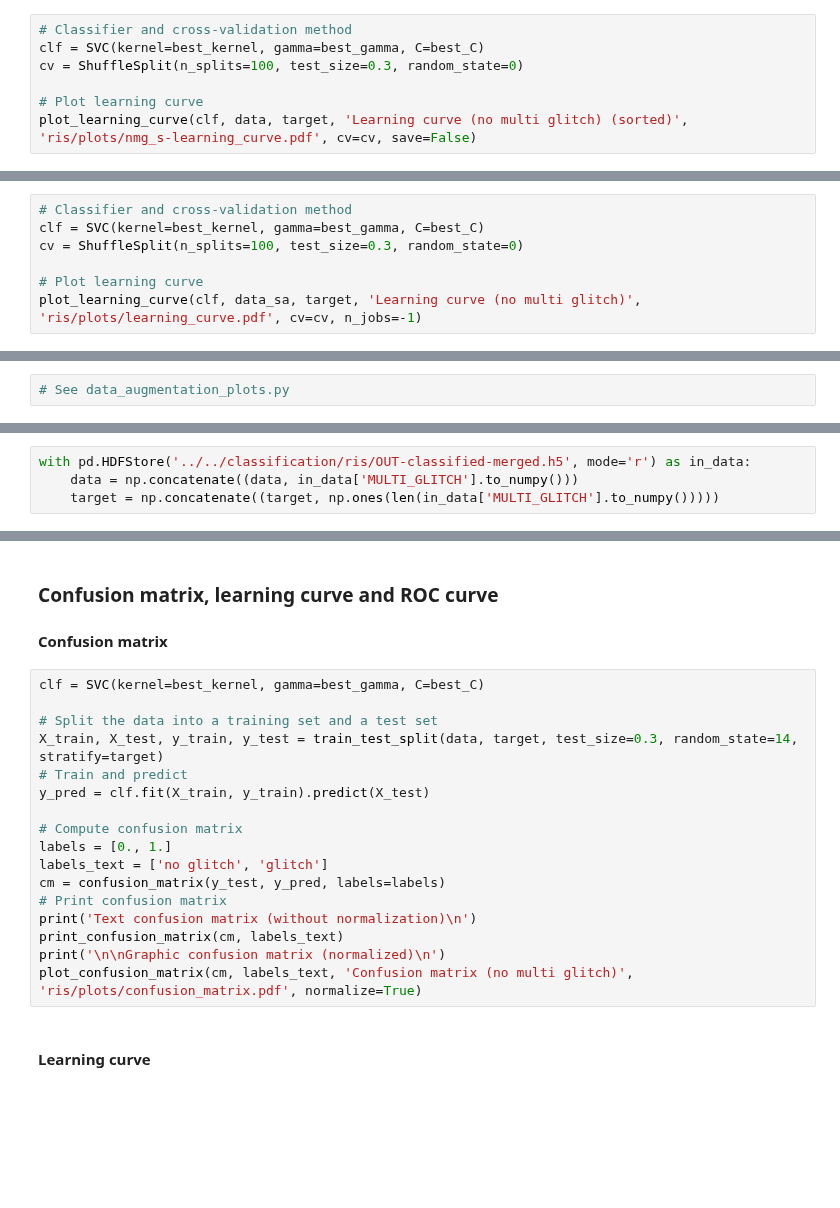
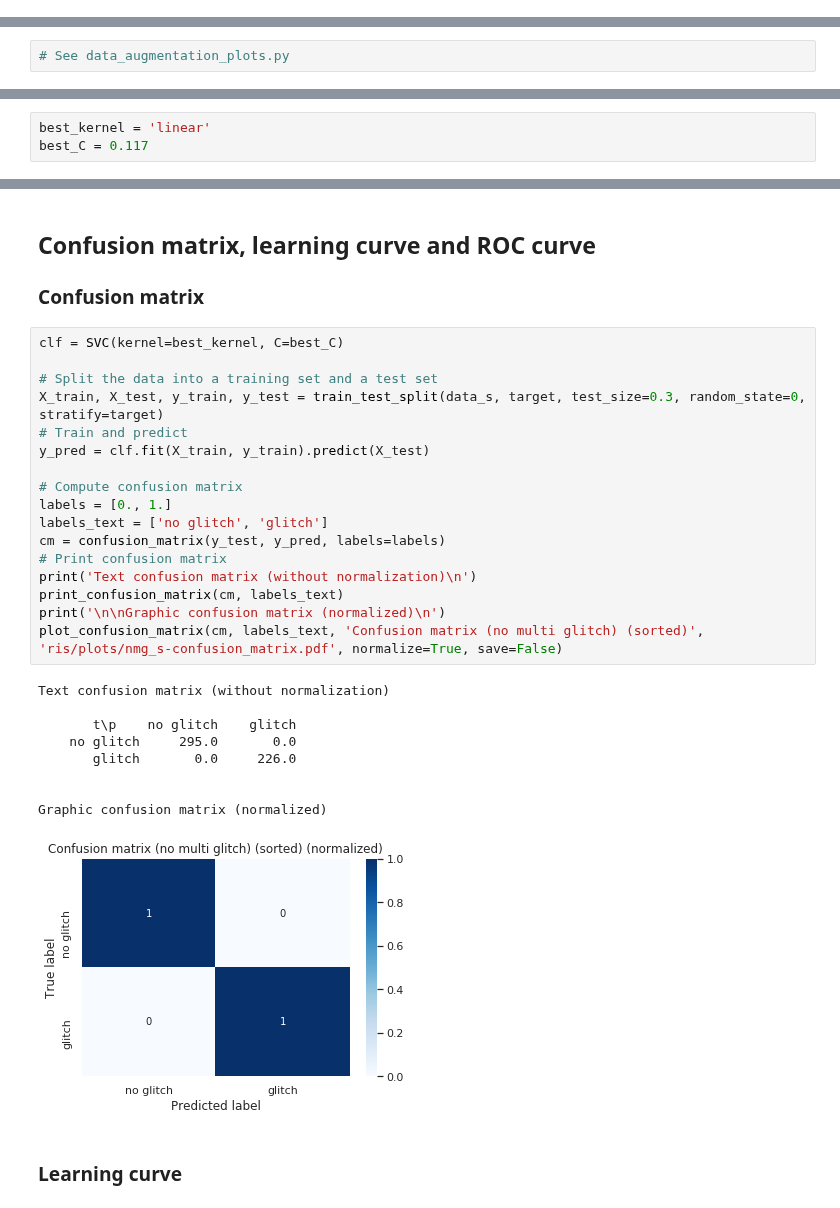
Before and after one commit to Paolo97Gll/bachelor_thesis, a Jupyter notebook: ml_models/SVC/SVC_nmg.ipynb, the cells around one changed output, grey strips where cells are left out. Drawn from its saved outputs; the diff is of its cells as text; blank space fills up the shorter version.

Commit message:
Update best training hyper-parameters for sorted data

```diff
--- a/ml_models/SVC/SVC_nmg.ipynb
+++ b/ml_models/SVC/SVC_nmg.ipynb
@@ -399,7 +325,0 @@ plot_confusion_matrix(cm, labels_text, 'Confusion matrix (no multi glitch) (sort
-# %%
-# Classifier and cross-validation method
-clf = SVC(kernel=best_kernel, gamma=best_gamma, C=best_C)
-cv = ShuffleSplit(n_splits=100, test_size=0.3, random_state=0)
-
-# Plot learning curve
-plot_learning_curve(clf, data, target, 'Learning curve (no multi glitch) (sorted)', 'ris/plots/nmg_s-learning_curve.pdf', cv=cv, save=False)
@@ -512,7 +325,0 @@ plot_confusion_matrix(cm, labels_text, 'Confusion matrix (no multi glitch)', 'ri
-# %%
-# Classifier and cross-validation method
-clf = SVC(kernel=best_kernel, gamma=best_gamma, C=best_C)
-cv = ShuffleSplit(n_splits=100, test_size=0.3, random_state=0)
-
-# Plot learning curve
-plot_learning_curve(clf, data_sa, target, 'Learning curve (no multi glitch)', 'ris/plots/learning_curve.pdf', cv=cv, n_jobs=-1)
@@ -574,4 +361,0 @@ Load data and target from `classification/ris/OUT-classified-merged.h5` and load
-# %%
-with pd.HDFStore('../../classification/ris/OUT-classified-merged.h5', mode='r') as in_data:
-    data = np.concatenate((data, in_data['MULTI_GLITCH'].to_numpy()))
-    target = np.concatenate((target, np.ones(len(in_data['MULTI_GLITCH'].to_numpy()))))
@@ -586 +370,4 @@ best_C = 1.45
+# %%
+best_kernel = 'linear'
+best_C = 0.117
 # %% [markdown]
@@ -646,25 +431,35 @@ print('Score:', means.mean(), '+-', means.std() / np.sqrt(n_splits))
 # %% [markdown]
-### Confusion matrix, learning curve and ROC curve
+## Confusion matrix, learning curve and ROC curve
 
-#### Confusion matrix
+### Confusion matrix
 # %%
-clf = SVC(kernel=best_kernel, gamma=best_gamma, C=best_C)
+clf = SVC(kernel=best_kernel, C=best_C)
 
 # Split the data into a training set and a test set
-X_train, X_test, y_train, y_test = train_test_split(data, target, test_size=0.3, random_state=14, stratify=target)
+X_train, X_test, y_train, y_test = train_test_split(data_s, target, test_size=0.3, random_state=0, stratify=target)
 # Train and predict
 y_pred = clf.fit(X_train, y_train).predict(X_test)
 
 # Compute confusion matrix
 labels = [0., 1.]
 labels_text = ['no glitch', 'glitch']
 cm = confusion_matrix(y_test, y_pred, labels=labels)
 # Print confusion matrix
 print('Text confusion matrix (without normalization)\n')
 print_confusion_matrix(cm, labels_text)
 print('\n\nGraphic confusion matrix (normalized)\n')
-plot_confusion_matrix(cm, labels_text, 'Confusion matrix (no multi glitch)', 'ris/plots/confusion_matrix.pdf', normalize=True)
+plot_confusion_matrix(cm, labels_text, 'Confusion matrix (no multi glitch) (sorted)', 'ris/plots/nmg_s-confusion_matrix.pdf', normalize=True, save=False)
+# %% [output]
+Text confusion matrix (without normalization)
+
+       t\p    no glitch    glitch
+    no glitch     295.0       0.0
+       glitch       0.0     226.0
+
+
+Graphic confusion matrix (normalized)
+[figure, added]
 # %% [markdown]
-#### Learning curve
+### Learning curve
 # %%
 # Classifier and cross-validation method
```
Also changed, not shown: parts of 50 cells of this notebook.
